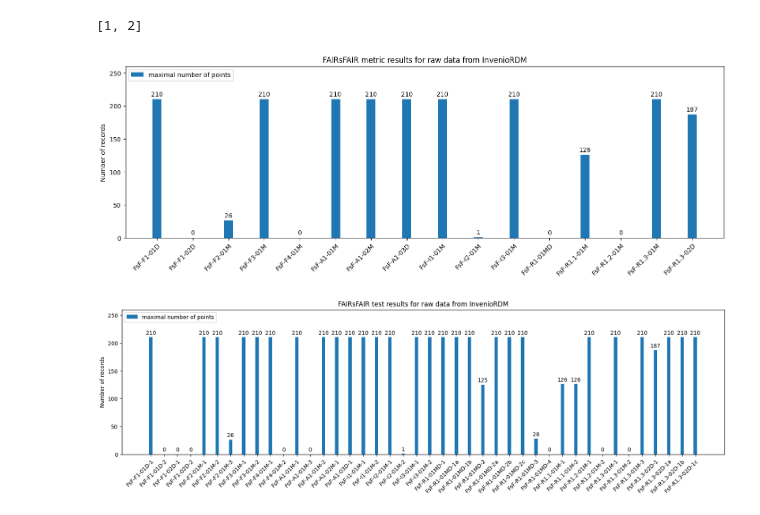
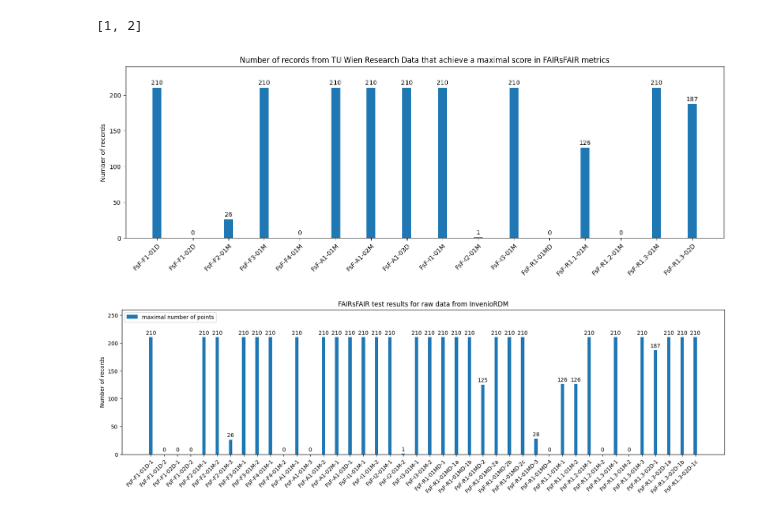
Before and after one commit to Brotholomew/extending-invenio-rdm-testing-results, a Jupyter notebook: testing.ipynb, the cells around one changed output. Drawn from its saved outputs; the diff is of its cells as text; code cells hidden in the pictures.

Commit message:
add some figures
Signed-off-by: Bartosz Blachut <e12249629@student.tuwien.ac.at>

```diff
--- a/testing.ipynb
+++ b/testing.ipynb
@@ -546,37 +557,37 @@ def graph_stats_singular(dataset: pd.DataFrame, stats: dict,  title: str):
     legend_desc = 'maximal number of points'
 
     keys = [key for key, _ in stats.items()]
     data = {key: [] for key in [legend_desc]} #scale}
     for key, v in stats.items():
        data[legend_desc].append(dataset[dataset[key] == v][key].count())
         #for scale_element in scale:
            # data[scale_element].append(dataset[dataset[key] == scale_element][key].count())
 
     x = np.arange(len(keys))  # the label locations
     width = 0.25  # the width of the bars
     multiplier = 0
     fig, ax = plt.subplots(layout='constrained')
 
     for attribute, measurement in data.items():
         offset = width * multiplier * 1.5
         rects = ax.bar(x + offset, measurement, width, label=attribute)
         ax.bar_label(rects, padding=3)
         multiplier += 1
 
     # Add some text for labels, title and custom x-axis tick labels, etc.
     ax.set_ylabel('Number of records')
     ax.set_title(title)
     ax.set_xticks(x, keys, rotation=45, rotation_mode="anchor", ha="right")
-    ax.legend(loc='upper left', ncols=2)
-    ax.set_ylim(0, 260)
+    # ax.legend(loc='upper left', ncols=2)
+    ax.set_ylim(0, 240)
     fig.set_size_inches(14,5)
     # ax.tick_params("x", rotation=45, )
 
     plt.show()
 
-graph_stats_singular(invenio_df, metrics, 'FAIRsFAIR metric results for raw data from InvenioRDM')
+graph_stats_singular(invenio_df, metrics, 'Number of records from TU Wien Research Data that achieve a maximal score in FAIRsFAIR metrics')
 # %% [output]
-[figure, old version]
+[figure, new version]
 # %%
 graph_stats_singular(invenio_df, tests, 'FAIRsFAIR test results for raw data from InvenioRDM')
 # %% [output]
```
Also changed, not shown: parts of 9 cells of this notebook, 4 other files.
